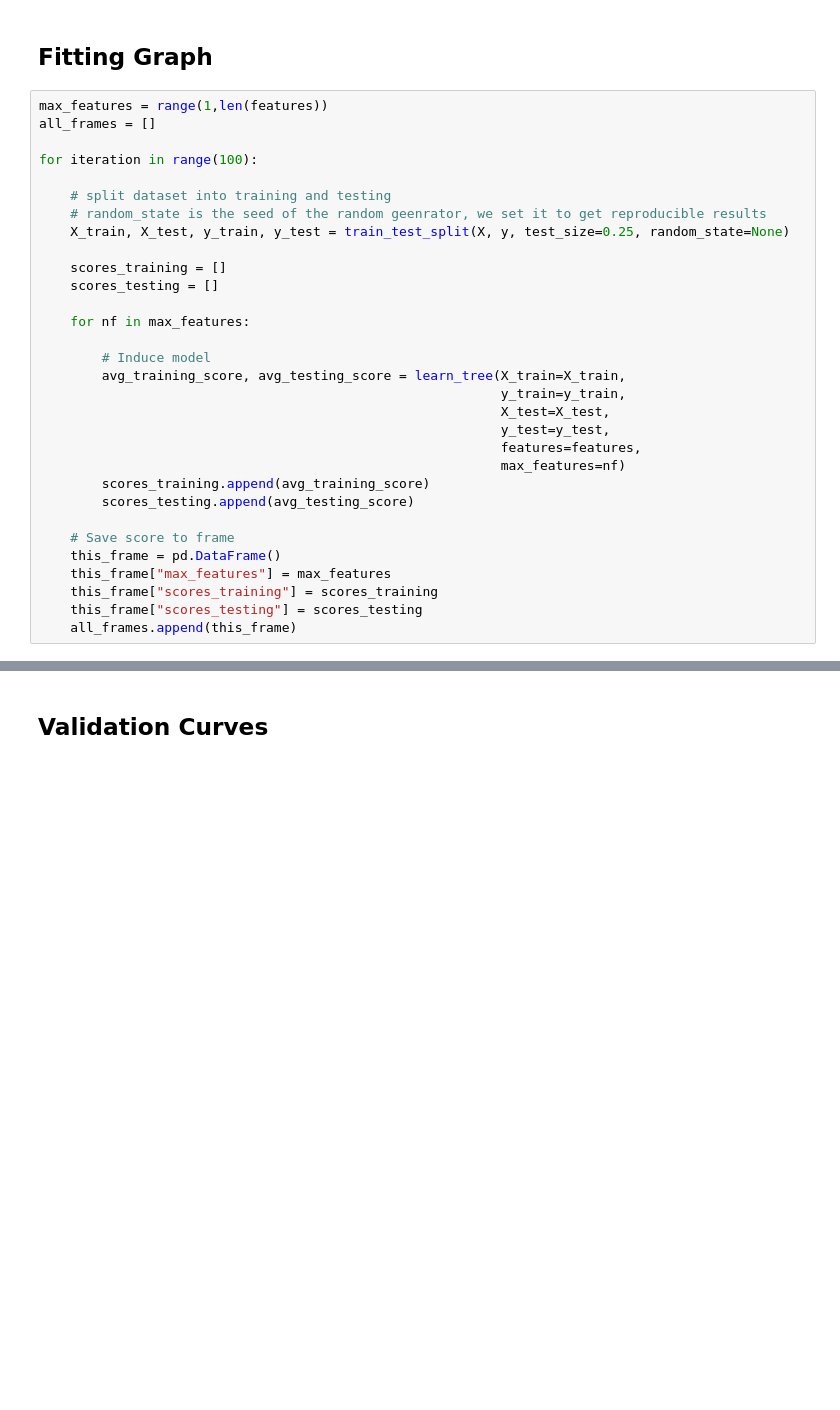
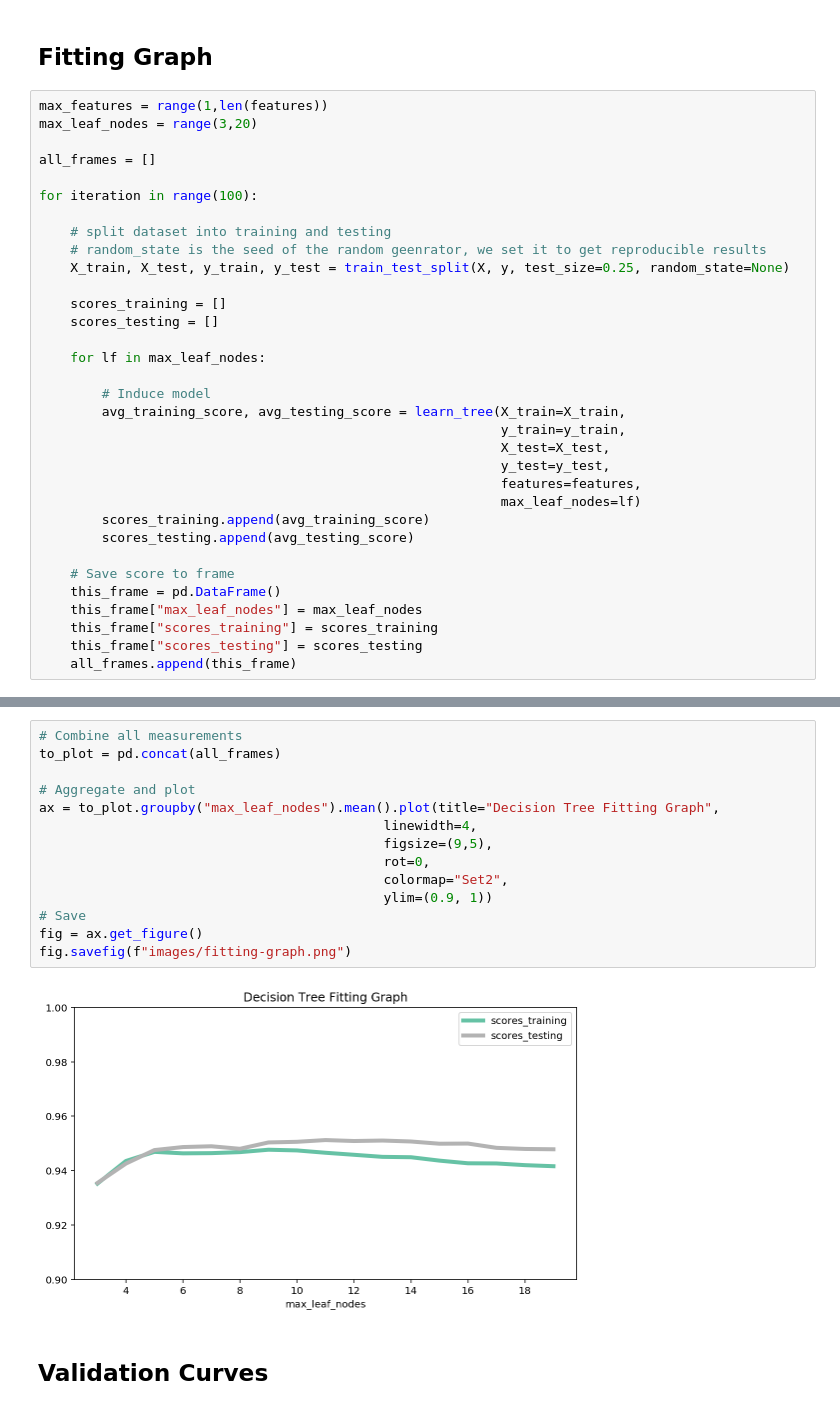
Before and after one commit to LorisMarini/cancer_wisconsin, a Jupyter notebook: decision-trees-1.ipynb, the cells around one changed output, grey strips where cells are left out. Drawn from its saved outputs; the diff is of its cells as text; blank space fills up the shorter version.

```diff
--- a/decision-trees-1.ipynb
+++ b/decision-trees-1.ipynb
@@ -158,6 +212,8 @@ results.groupby("dataset_size").mean().plot(title="Learning curve for Decision T
 ## Fitting Graph
 # %%
 max_features = range(1,len(features))
+max_leaf_nodes = range(3,20)
+
 all_frames = []
 
 for iteration in range(100):
@@ -169,7 +225,7 @@ for iteration in range(100):
     scores_training = []
     scores_testing = []
 
-    for nf in max_features:
+    for lf in max_leaf_nodes:
 
         # Induce model
         avg_training_score, avg_testing_score = learn_tree(X_train=X_train,
@@ -177,13 +233,13 @@ for iteration in range(100):
                                                            X_test=X_test,
                                                            y_test=y_test,
                                                            features=features,
-                                                           max_features=nf)
+                                                           max_leaf_nodes=lf)
         scores_training.append(avg_training_score)
         scores_testing.append(avg_testing_score)
 
     # Save score to frame
     this_frame = pd.DataFrame()
-    this_frame["max_features"] = max_features
+    this_frame["max_leaf_nodes"] = max_leaf_nodes
     this_frame["scores_training"] = scores_training
     this_frame["scores_testing"] = scores_testing
     all_frames.append(this_frame)
@@ -214,3 +246,19 @@ print(r)
+# %%
+# Combine all measurements
+to_plot = pd.concat(all_frames)
+
+# Aggregate and plot
+ax = to_plot.groupby("max_leaf_nodes").mean().plot(title="Decision Tree Fitting Graph",
+                                            linewidth=4,
+                                            figsize=(9,5),
+                                            rot=0,
+                                            colormap="Set2",
+                                            ylim=(0.9, 1))
+# Save
+fig = ax.get_figure()
+fig.savefig(f"images/fitting-graph.png")
+# %% [output]
+[figure, added]
 # %% [markdown]
 ## Validation Curves
 # %%
```
Also changed, not shown: parts of 14 cells of this notebook, 12 other files.
